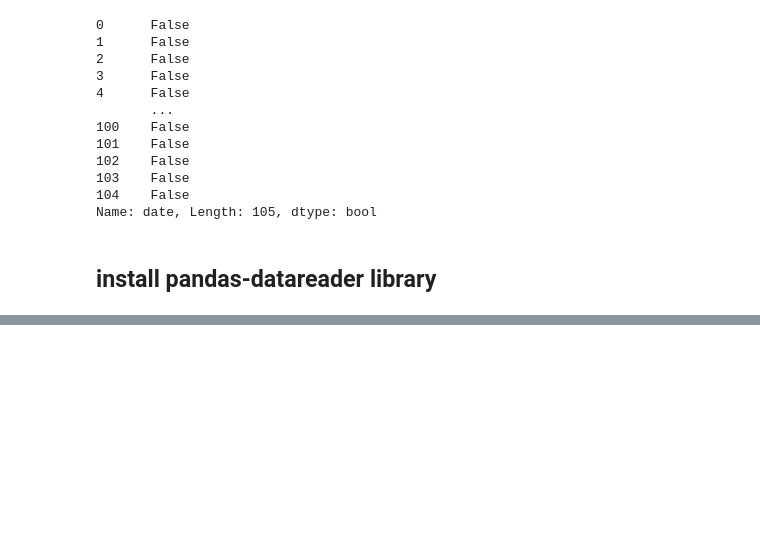
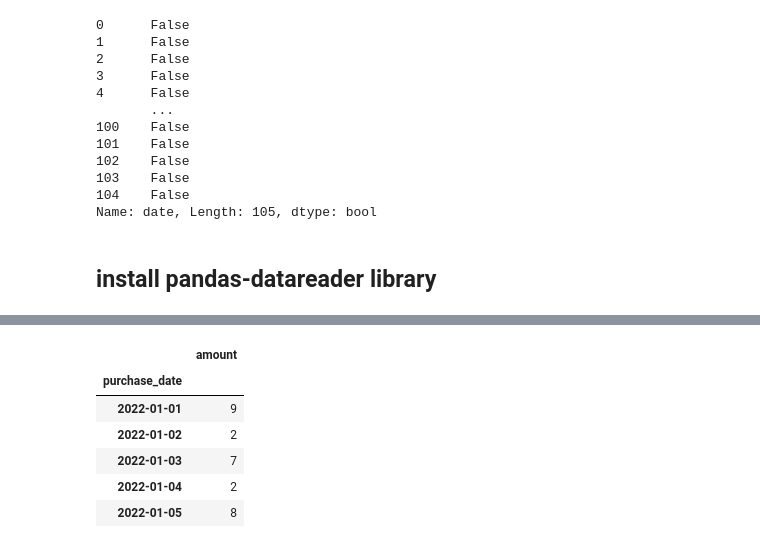
Before and after one commit to jack-cao-623/python_learning, a Jupyter notebook: pandas_dates_and_times.ipynb, the cells around one changed output, grey strips where cells are left out. Saved outputs shown, nothing was run; the diff lists cells and outputs as text; code cells hidden in the pictures; blank space fills up the shorter version.

```diff
--- a/pandas_dates_and_times.ipynb
+++ b/pandas_dates_and_times.ipynb
@@ -570,0 +668,17 @@ Name: date, Length: 105, dtype: bool
+# %%
+fake_df = pd.DataFrame(
+    {
+        'purchase_date': pd.date_range(start = '2022-01-01', end = '2022-12-31', freq = 'D'),
+        'amount': np.random.randint(low = 1, high = 11, size = 365)
+    }
+).set_index('purchase_date')
+
+fake_df.head()
+# %% [output]
+|  | amount |
+| purchase_date |  |
+| 2022-01-01 | 9 |
+| 2022-01-02 | 2 |
+| 2022-01-03 | 7 |
+| 2022-01-04 | 2 |
+| 2022-01-05 | 8 |
```
Also changed, not shown: parts of 18 cells of this notebook.
